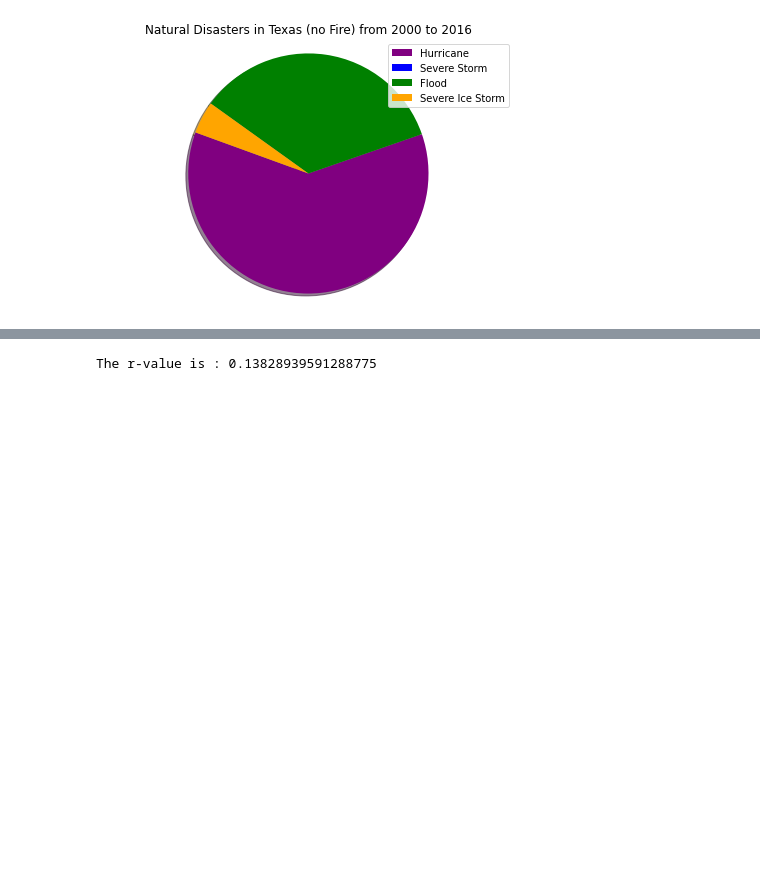
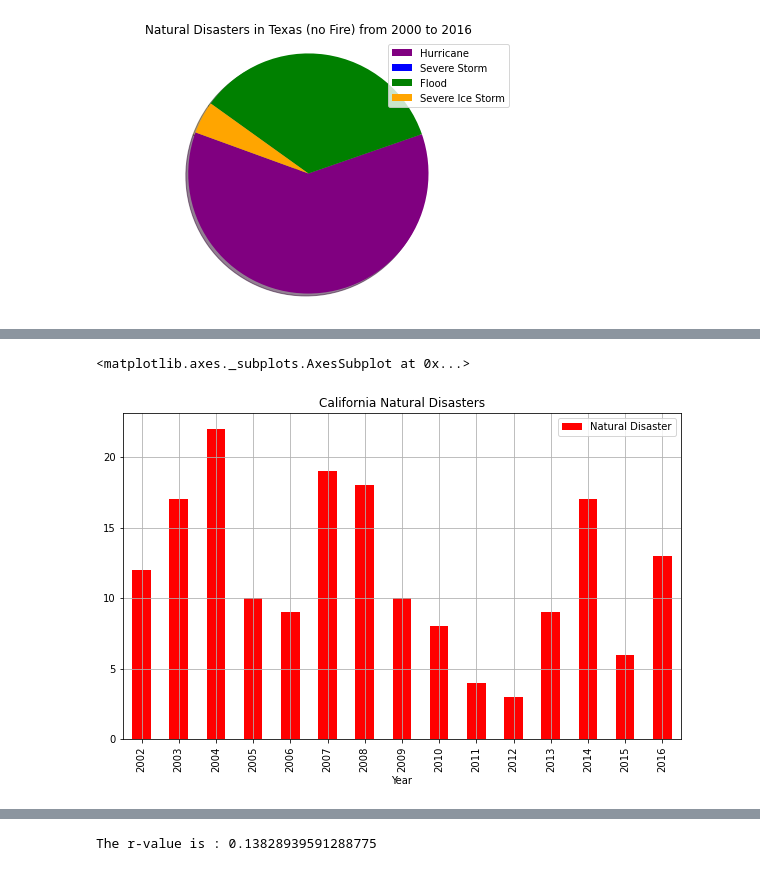
Before and after one commit to bleeclt/pro1group, a Jupyter notebook: natural_disaster_and_pollution.ipynb, the cells around one changed output, grey strips where cells are left out. Saved outputs shown, nothing was run; the diff lists cells and outputs as text; code cells hidden in the pictures; blank space fills up the shorter version.

```diff
--- a/natural_disaster_and_pollution.ipynb
+++ b/natural_disaster_and_pollution.ipynb
@@ -982,0 +979,7 @@ natural_disasters_df.plot.bar(title='Natural Disasters',grid=True, figsize = (10
+# %%
+ca_d = ca_disaster.groupby('Year').count()[['Natural Disaster']]
+ca_d = ca_d[ca_d.index < "2017"]
+ca_d.plot.bar(title='California Natural Disasters',grid=True, figsize = (10,6,), color='red')
+# %% [output]
+<matplotlib.axes._subplots.AxesSubplot at 0x...>
+[figure, added]
```
Also changed, not shown: parts of 13 cells of this notebook, 16 other files.
